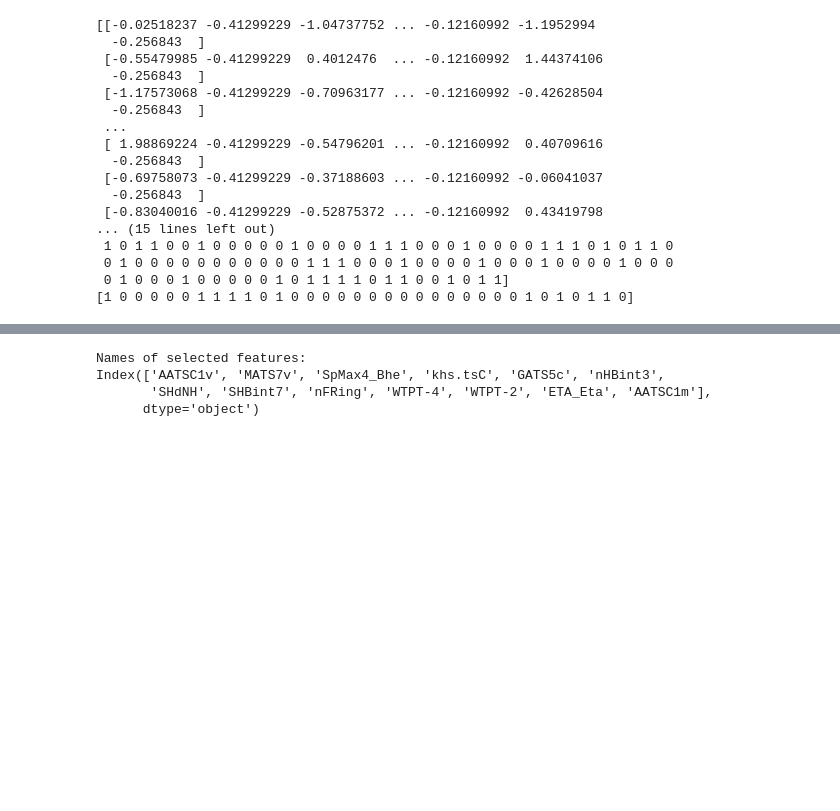
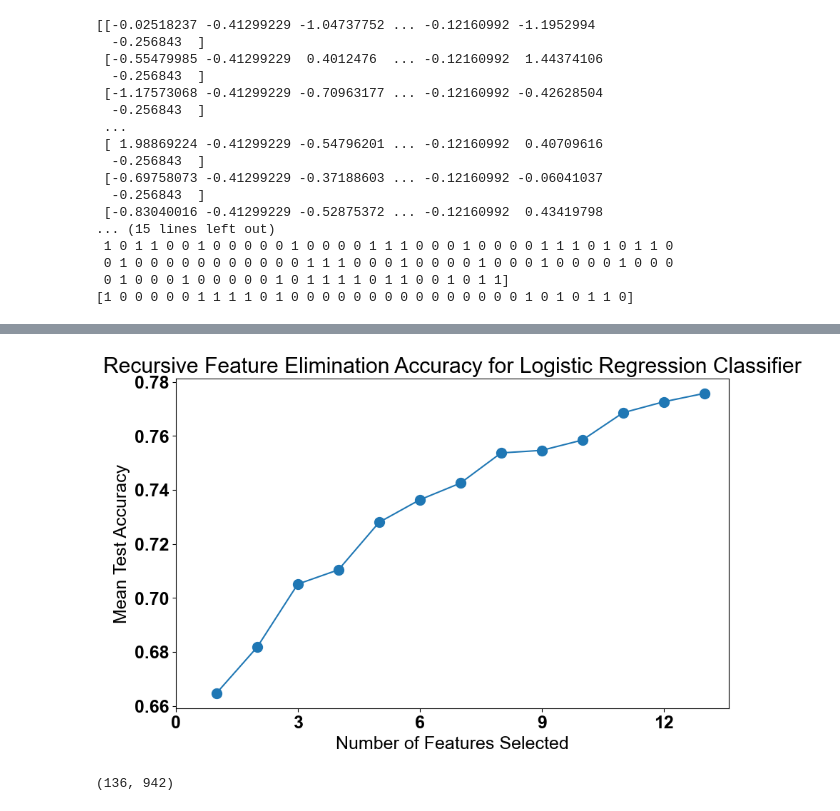
Before and after one commit to jonazhu/02620_ml_group5, a Jupyter notebook: FeatureEliminationLogisticRegression.ipynb, the cells around one changed output, grey strips where cells are left out. Saved outputs shown, nothing was run; the diff lists cells and outputs as text; code cells hidden in the pictures; blank space fills up the shorter version.

```diff
--- a/FeatureEliminationLogisticRegression.ipynb
+++ b/FeatureEliminationLogisticRegression.ipynb
@@ -381,4 +473,4 @@ def custom_rfe(X, y, learning_rate, num_iterations, n_features_to_select):
 # %%
-selected_features = custom_rfe(X_train, y_train, 0.01, 1000, 13)
+selected_features, test_accuracies = recursive_feature_elimination(X_train, y_train, 0.01, 10, 13)
 # %% [output]
 Selected Features: [1184], Accuracy: 0.6861313868613139
@@ -397,35 +489,29 @@ Selected Features: [1184, 334, 164, 884, 1168, 657, 1200, 922, 80, 1194, 1192, 1
-# %%
-X = data.drop(columns=['Class'])
-true_indices = np.array([1184, 334, 164, 884, 1168, 657, 1200, 922, 80, 1194, 1192, 1190, 1185])
-
-#Get the names of selected features
-selected_features = X.columns[true_indices]
-
-#Print the names of selected features
-print("Names of selected features:")
-print(selected_features)
-
-#NCBI Selected 13
-#MDEC23
-#MATS2v
-#ATSC8s
-#VE3Dt
-#CrippenMR
-#SpMax7_Bhe
-#SpMin1_Bhs
-#C1SP2
-#GATS8e
-#GATS8s
-#SpMax5_Bhv
-#VE3_Dzi
-#VPC-4
-
-#Sklearn found:
-#Index(['SpMax4_Bhm', 'MATS7v', 'maxssNH', 'MATS6s', 'ATSC2e', 'minsF',
-#      'MDEN-22', 'VR1_Dt', 'ATSC5e', 'ATSC5m', 'AATSC6e', 'SsF',
-#      'SpMax5_Bhm'],
-# %% [output]
-Names of selected features:
-Index(['AATSC1v', 'MATS7v', 'SpMax4_Bhe', 'khs.tsC', 'GATS5c', 'nHBint3',
-       'SHdNH', 'SHBint7', 'nFRing', 'WTPT-4', 'WTPT-2', 'ETA_Eta', 'AATSC1m'],
-      dtype='object')
+# %%
+mpl.rcParams['font.family'] = 'Arial'
+mpl.rcParams['font.size'] = 18
+mpl.rcParams['font.weight'] = 'bold'
+
+#Plot the mean test accuracy vs. number of features selected
+plt.figure(figsize=(10, 6))
+
+#Plot data for the first 20 indices
+plt.plot(range(1, 14), test_accuracies[:13], marker='o', linestyle='-', markersize=10)
+
+#Set x and y labels
+plt.xlabel('Number of Features Selected')
+plt.ylabel('Mean Test Accuracy')
+
+#Set x-axis ticks to display only integers
+plt.xticks(range(0, 13, 3))
+
+#Set title
+plt.title('Recursive Feature Elimination Accuracy for Logistic Regression Classifier')
+
+#Show plot
+plt.show()
+# %% [output]
+[figure, added]
+# %%
+print(X_train.shape)
+# %% [output]
+(136, 942)
```
Also changed, not shown: parts of 18 cells of this notebook.
